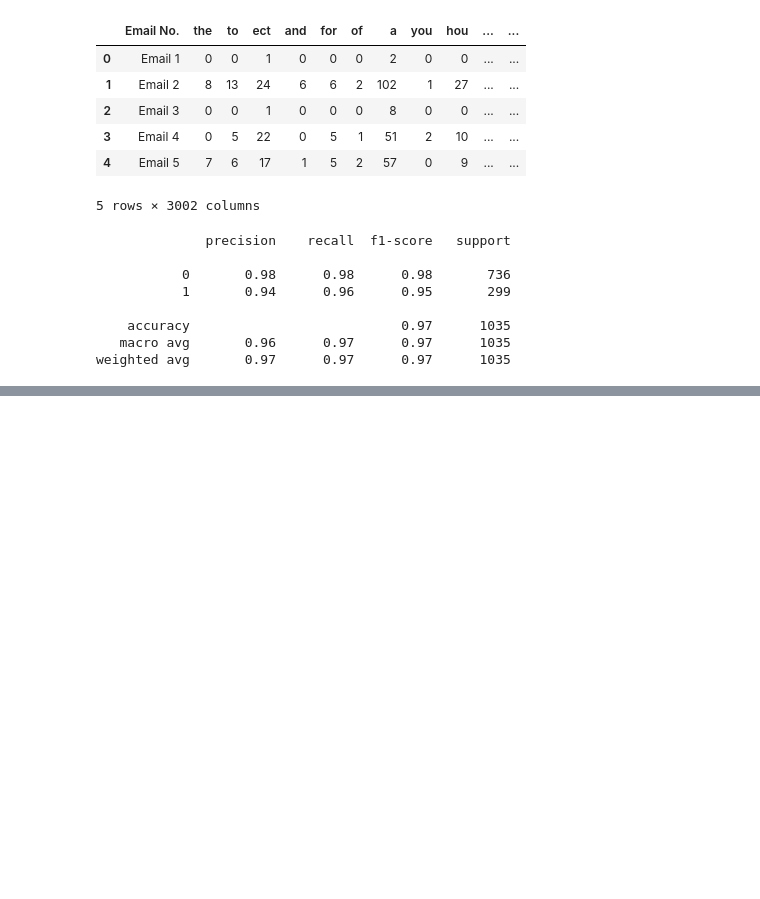
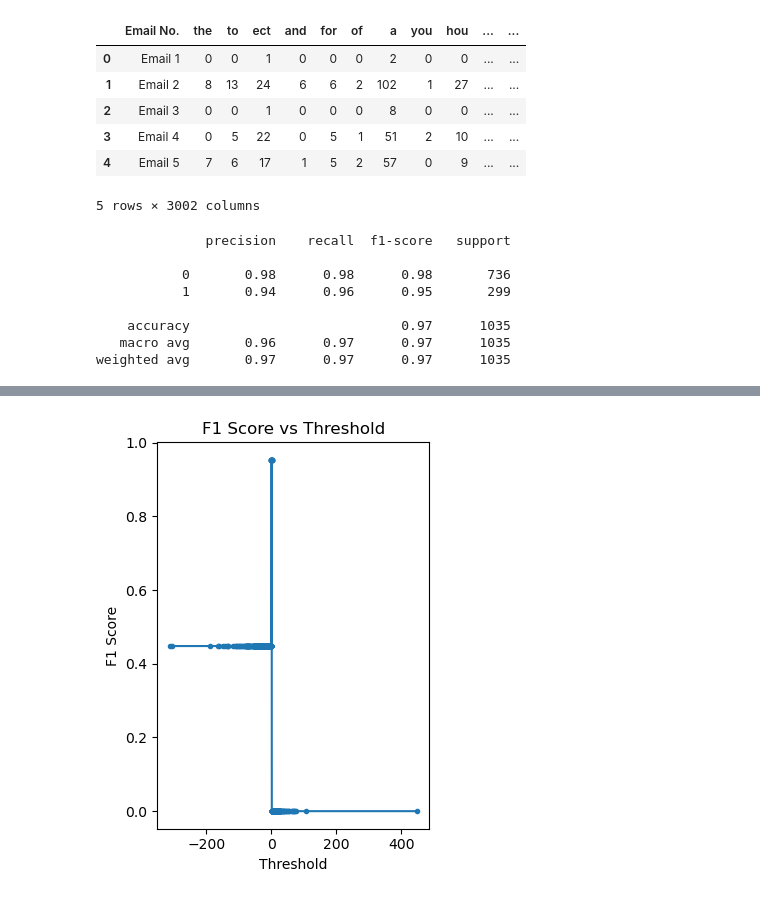
Before and after one commit to lucaspunz/ml-project, a Jupyter notebook: logistic.ipynb, the cells around one changed output, grey strips where cells are left out. Saved outputs shown, nothing was run; the diff lists cells and outputs as text; code cells hidden in the pictures; blank space fills up the shorter version.

```diff
--- a/logistic.ipynb
+++ b/logistic.ipynb
@@ -72,0 +94,13 @@ plt.show()
+# %%
+f1_scores = [f1_score(y_test, y_pred > thresh) for thresh in thresholds]
+# F1 Score Plot
+plt.subplot(1, 2, 2)
+plt.plot(thresholds, f1_scores, marker='.')
+plt.title('F1 Score vs Threshold')
+plt.xlabel('Threshold')
+plt.ylabel('F1 Score')
+
+plt.tight_layout()
+plt.show()
+# %% [output]
+[figure, added]
```
Also changed, not shown: parts of 3 cells of this notebook.
